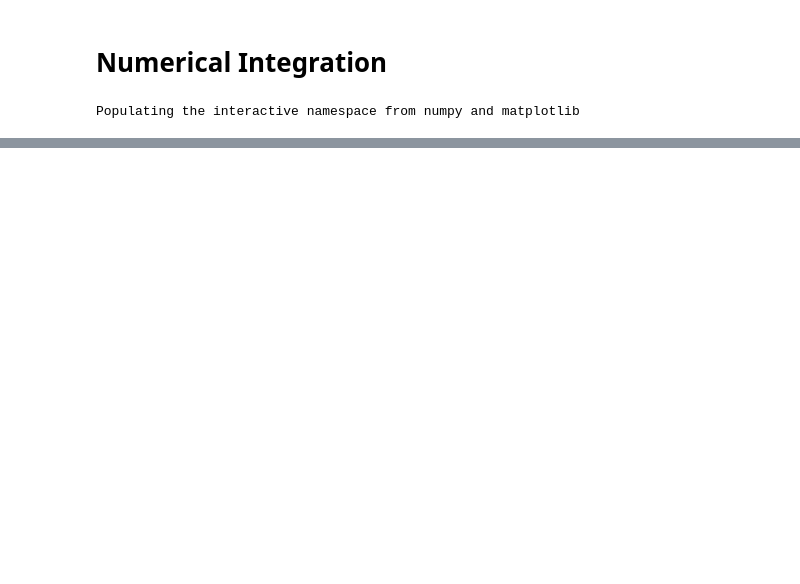
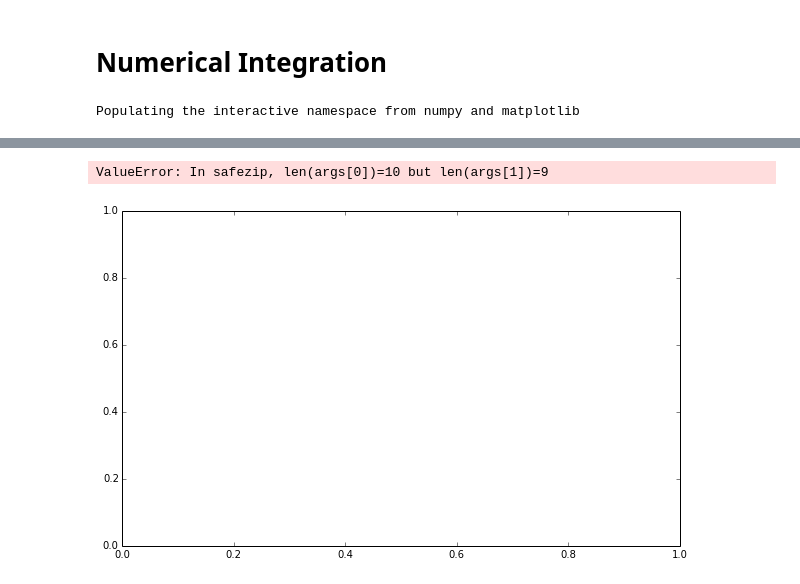
Before and after one commit to jparke08/PHYS202-S14, a Jupyter notebook: SciPy/OptimizatonTour.ipynb, the cells around one changed output, grey strips where cells are left out. Drawn from its saved outputs; the diff is of its cells as text; code cells hidden in the pictures; blank space fills up the shorter version.

```diff
--- a/SciPy/OptimizatonTour.ipynb
+++ b/SciPy/OptimizatonTour.ipynb
@@ -35,0 +65,15 @@ m1,b1,m1err,b1err
+# %%
+fig = plt.figure(3,(10,6))
+plt.errorbar(time,position,uncpos,fmt="bo",label="data with errors")
+
+plt.xlim(0.,11.)
+plt.ylim(3.,9.)
+
+plt.legend(loc="best")
+plt.xlabel("time (s)",fontsize=20)
+plt.ylabel("position (m)",fontsize=20)
+
+plt.show()
+# %% [output]
+ValueError: In safezip, len(args[0])=10 but len(args[1])=9
+[figure, added]
```
Also changed, not shown: parts of 22 cells of this notebook, 5 other files.
